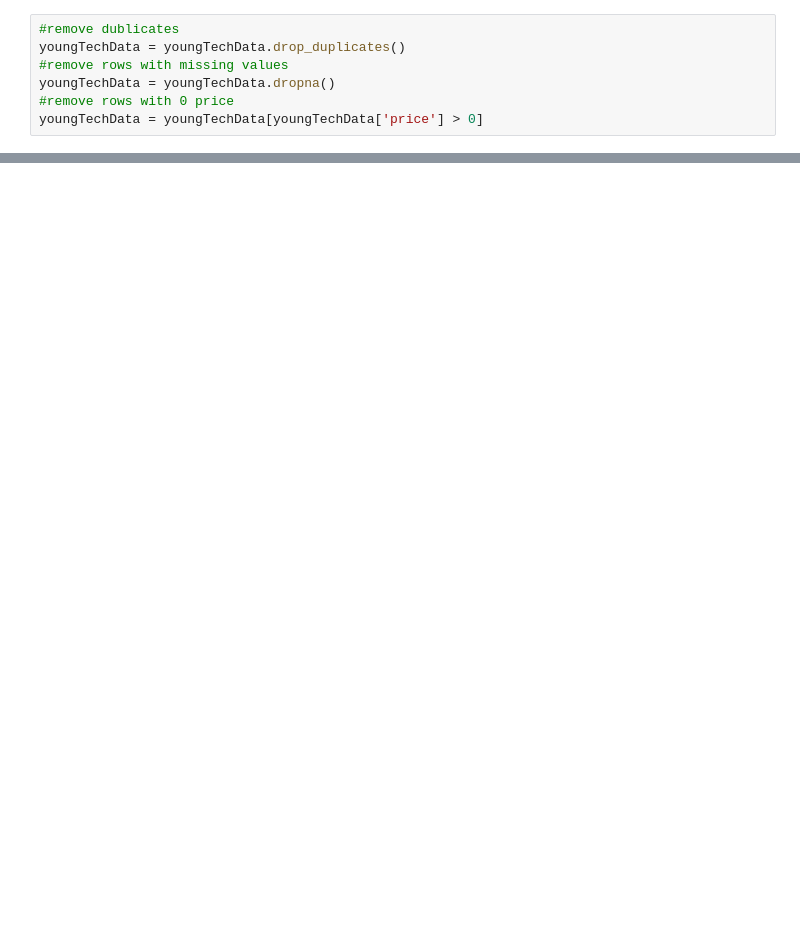
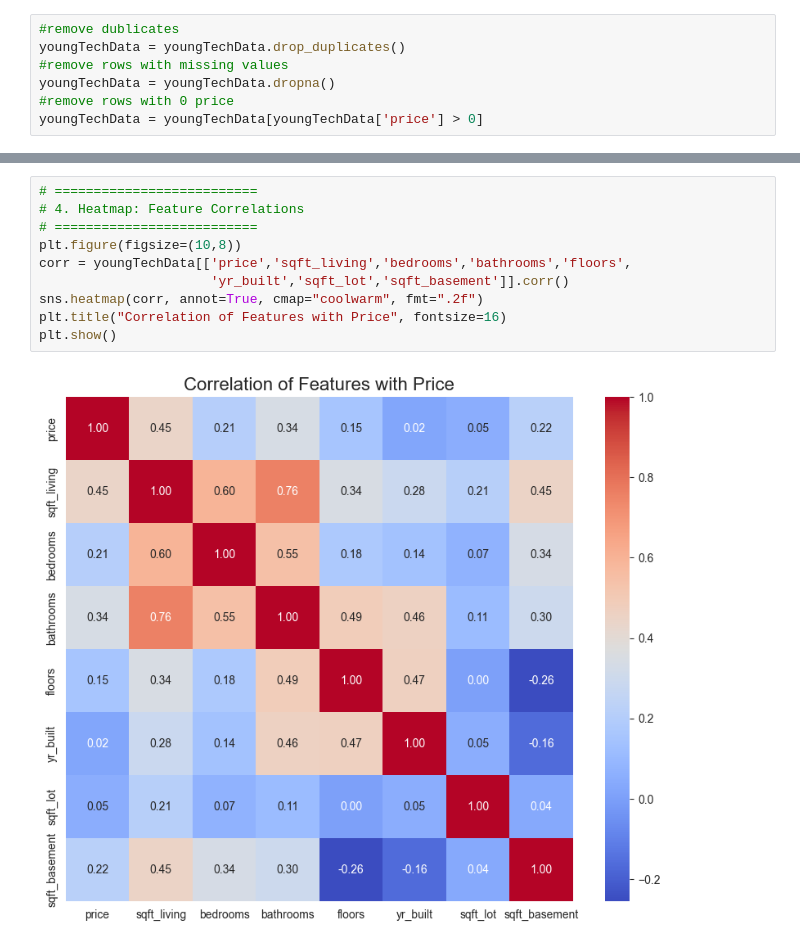
Before and after one commit to Obrienmaina-Mosbach/Data-Science, a Jupyter notebook: YoungTechCouple/YoungTechCouple.ipynb, the cells around one changed output, grey strips where cells are left out. Drawn from its saved outputs; the diff is of its cells as text; blank space fills up the shorter version.

```diff
--- a/YoungTechCouple/YoungTechCouple.ipynb
+++ b/YoungTechCouple/YoungTechCouple.ipynb
@@ -30,0 +65,12 @@ youngTechData.head()
+# %%
+# ==========================
+# 4. Heatmap: Feature Correlations
+# ==========================
+plt.figure(figsize=(10,8))
+corr = youngTechData[['price','sqft_living','bedrooms','bathrooms','floors',
+                      'yr_built','sqft_lot','sqft_basement']].corr()
+sns.heatmap(corr, annot=True, cmap="coolwarm", fmt=".2f")
+plt.title("Correlation of Features with Price", fontsize=16)
+plt.show()
+# %% [output]
+[figure, added]
```
Also changed, not shown: parts of 7 cells of this notebook.
